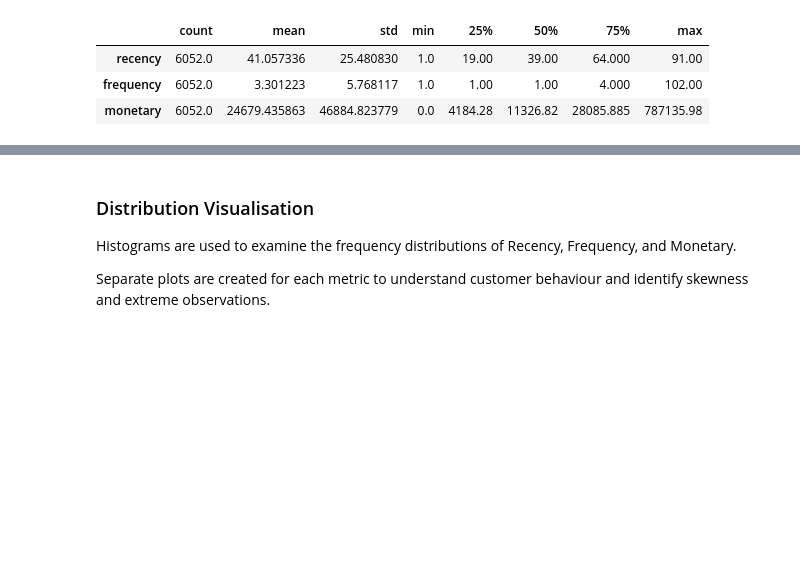
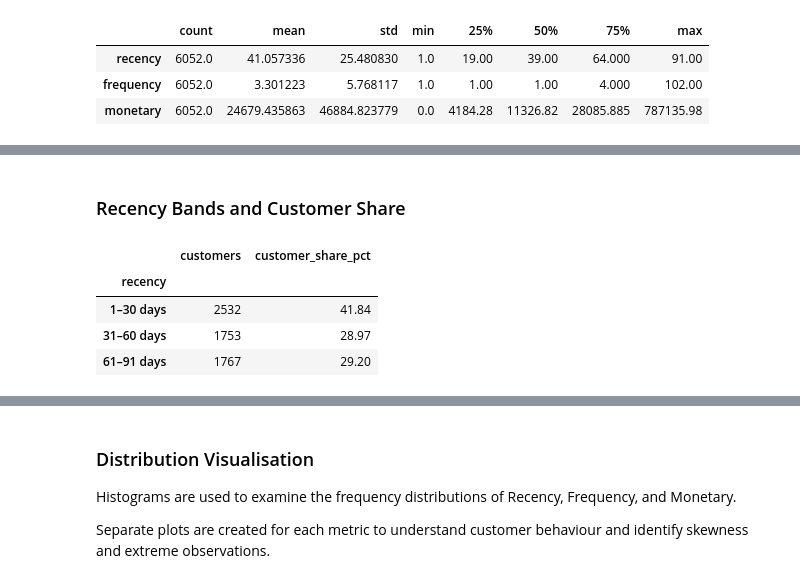
Before and after one commit to neharika/rfm-customer-segmentation, a Jupyter notebook: notebooks/02_rfm_features.ipynb, the cells around one changed output, grey strips where cells are left out. Cells and saved outputs as stored; diff of their text form; code cells hidden in the pictures; blank space fills up the shorter version.

```diff
--- a/notebooks/02_rfm_features.ipynb
+++ b/notebooks/02_rfm_features.ipynb
@@ -252,2 +265,29 @@ rfm_df[['recency', 'frequency', 'monetary']].describe().T
+# %% [markdown]
+
+### Recency Bands and Customer Share
+# %%
+recency_bands = pd.cut(
+    rfm_df['recency'],
+    bins=[0, 30, 60, 91],
+    labels=['1–30 days', '31–60 days', '61–91 days']
+)
+
+recency_summary = (
+    recency_bands
+    .value_counts(sort=False)
+    .to_frame(name='customers')
+)
+
+recency_summary['customer_share_pct'] = (
+    recency_summary['customers'] / len(rfm_df) * 100
+)
+
+recency_summary.round(2)
+# %% [output]
+|  | customers | customer_share_pct |
+| recency |  |  |
+| 1–30 days | 2532 | 41.84 |
+| 31–60 days | 1753 | 28.97 |
+| 61–91 days | 1767 | 29.20 |
 # %% [markdown]
 
```
Also changed, not shown: parts of 7 cells of this notebook, 1 other file.
